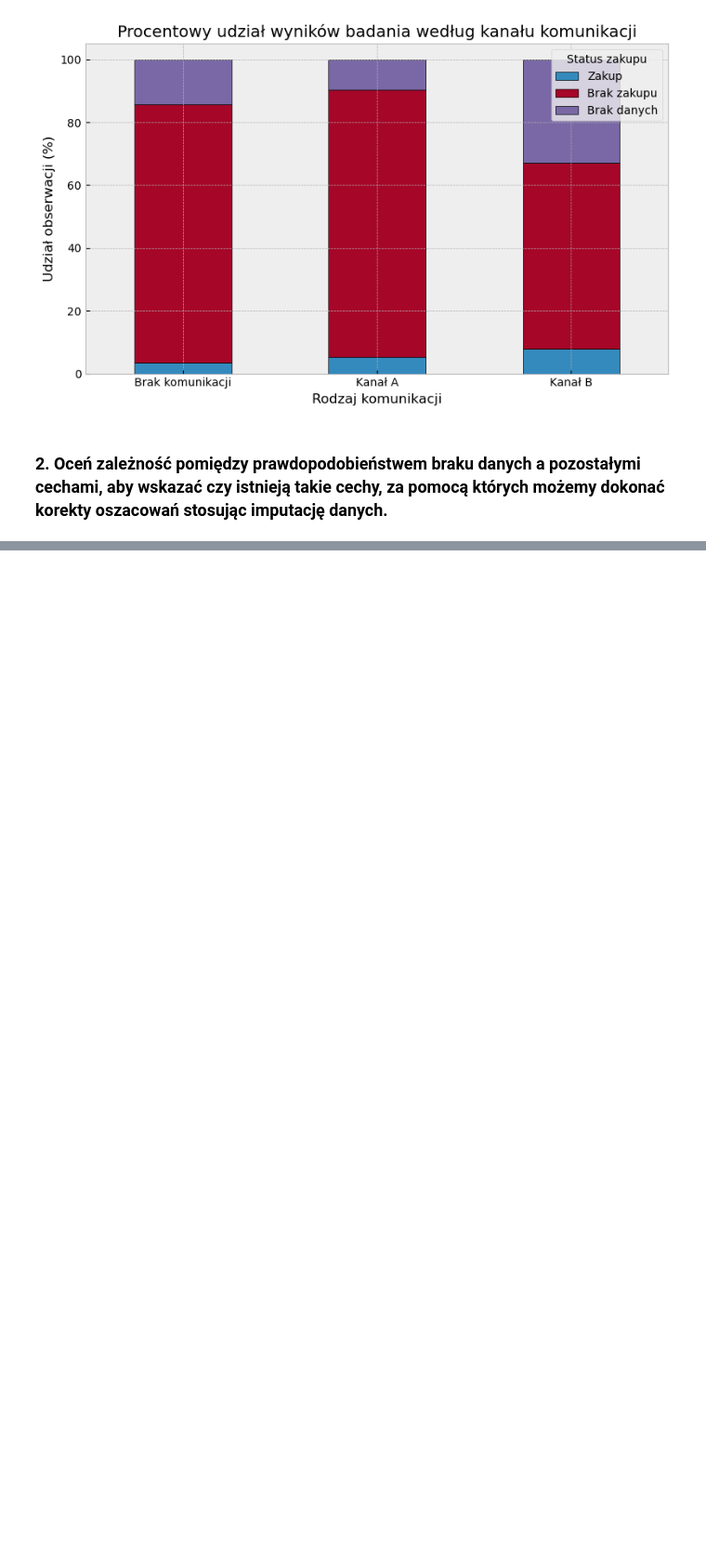
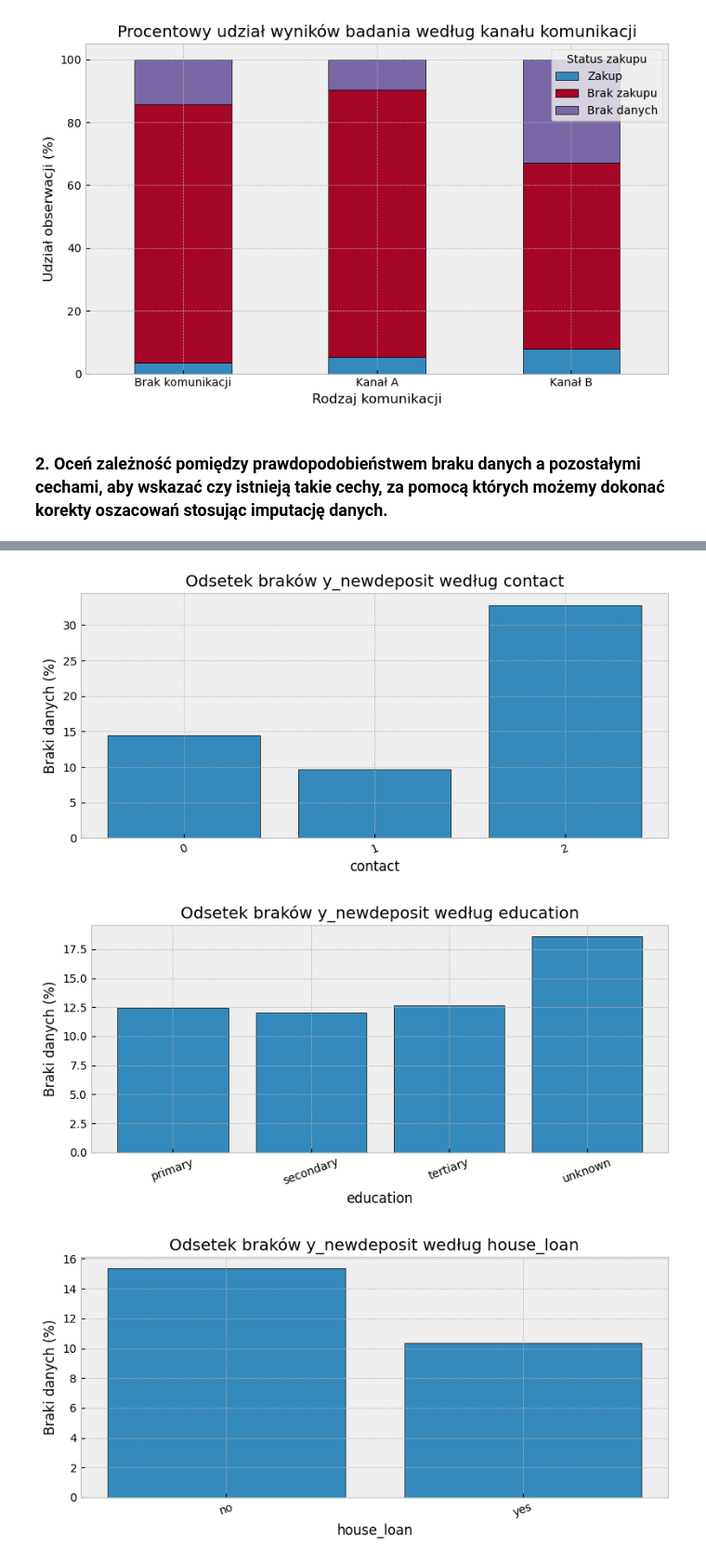
Before and after one commit to juliamierzejewska/marketing-campaign-missing-data, a Jupyter notebook: marketing_analysis.ipynb, the cells around one changed output, grey strips where cells are left out. Shown at 93% size. Drawn from its saved outputs; the diff is of its cells as text; code cells hidden in the pictures; blank space fills up the shorter version.

```diff
--- a/marketing_analysis.ipynb
+++ b/marketing_analysis.ipynb
@@ -267,3 +270,9 @@ plt.show()
 [figure]
 # %% [markdown]
 ### 2. Oceń zależność pomiędzy prawdopodobieństwem braku danych a pozostałymi cechami, aby wskazać czy istnieją takie cechy, za pomocą których możemy dokonać korekty oszacowań stosując imputację danych.
+# %%
+# Wskaźnik braku wyniku zakupu: 1 = brak, 0 = wynik znany
+
+df_m = df.copy()
+df_m['missing_y'] = df_m['y_newdeposit'].isna().astype(int)
+print(f"Braki y_newdeposit: {df_m['missing_y'].sum()} z {len(df_m)} ({df_m['missing_y'].mean():.2%})")
@@ -269,0 +281,12 @@ plt.show()
+# %%
+# Odsetek braków według cech skokowych oraz testy niezależności chi-kwadrat
+cat_vars = ['contact', 'education', 'house_loan', 'poutcome']
+missing_rates = {}
+
+for var in cat_vars:
+    tab = pd.crosstab(df_m[var], df_m['missing_y']).reindex(columns=[0, 1], fill_value=0)
+    missing_rates[var] = (100 * tab[1] / tab.sum(axis=1)).round(2)
+    chi2_stat, p, _, _ = chi2_contingency(tab)
+    print(f"\n{var} | test chi2: p = {p:.4g}")
+    print(pd.DataFrame({'Liczba klientów': tab.sum(axis=1),
+                        'Braki (n)': tab[1], 'Braki (%)': missing_rates[var]}))
@@ -269,0 +311,16 @@ plt.show()
+# %%
+# Udział braków danych w poszczególnych grupach
+for var in cat_vars:
+    rates = missing_rates[var]
+    plt.figure(figsize=(8, 4))
+    plt.bar(rates.index.astype(str), rates.values, edgecolor='black')
+    plt.title(f'Odsetek braków y_newdeposit według {var}')
+    plt.ylabel('Braki danych (%)')
+    plt.xlabel(var)
+    plt.xticks(rotation=20)
+    plt.tight_layout()
+    plt.show()
+# %% [output]
+[figure, added]
+[figure, added]
+[figure, added]
```
Also changed, not shown: parts of 7 cells of this notebook.
